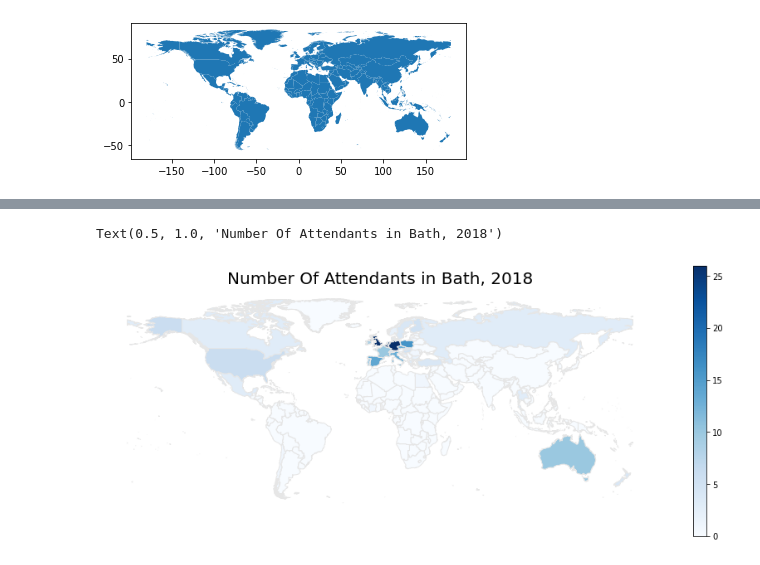
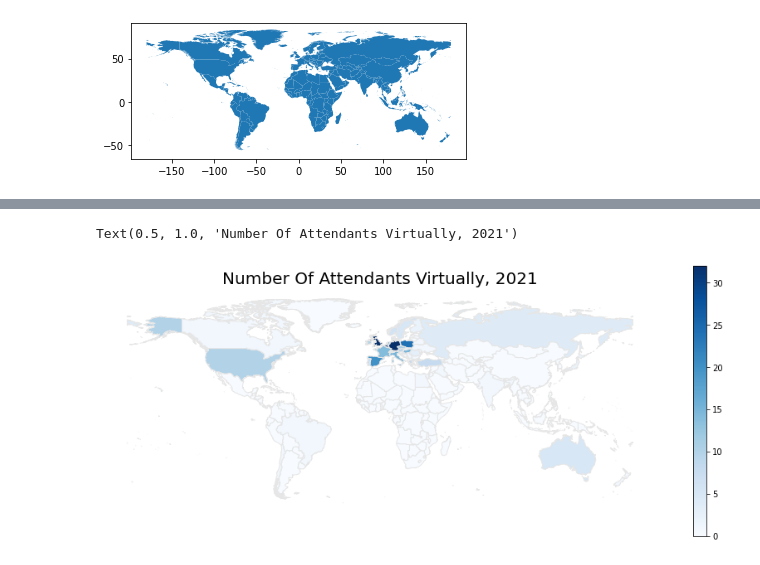
Before and after one commit to alyssageorgee/uaces, a Jupyter notebook: 2022 Data/Map.ipynb, the cells around one changed output, grey strips where cells are left out. Cells and saved outputs as stored; diff of their text form; code cells hidden in the pictures.

```diff
--- a/2022 Data/Map.ipynb
+++ b/2022 Data/Map.ipynb
@@ -19,7 +19,7 @@ map_df.plot()
 <AxesSubplot:>
 [figure]
 # %%
-df =pd.read_excel('Attendees/2018 Bath.xlsx')
+df =pd.read_excel('Attendees/2021 Virtual.xlsx')
 df.head()
 # %% [output]
 |  | organisation | countrycode | country | participant_group | Unnamed: 4 | name | number of attendants |
@@ -43,13 +43,13 @@ df_merged['number of attendants'] = df_merged['number of attendants'].fillna(0)
 # %%
 import matplotlib as mpl
 fig, ax = plt.subplots(1, figsize=(15,6))
 vmax = df_merged[df_merged["number of attendants"] <35]["number of attendants"].max()
 vmin = df_merged["number of attendants"].min()
 norm = mpl.colors.Normalize(vmin=vmin, vmax=vmax)
 df_merged.plot(column='number of attendants', cmap='Blues', linewidth=1, ax=ax, edgecolor='0.9', legend = True, norm=norm)
 ax.axis('off')
-ax.set_title('Number Of Attendants in Bath, 2018', fontdict={'fontsize': '20', 'fontweight' : '3'})
+ax.set_title('Number Of Attendants Virtually, 2021', fontdict={'fontsize': '20', 'fontweight' : '3'})
 # %% [output]
-Text(0.5, 1.0, 'Number Of Attendants in Bath, 2018')
+Text(0.5, 1.0, 'Number Of Attendants Virtually, 2021')
-[figure, old version]
+[figure, new version]
 # %%
```
Also changed, not shown: parts of 2 cells of this notebook, 9 other files.
